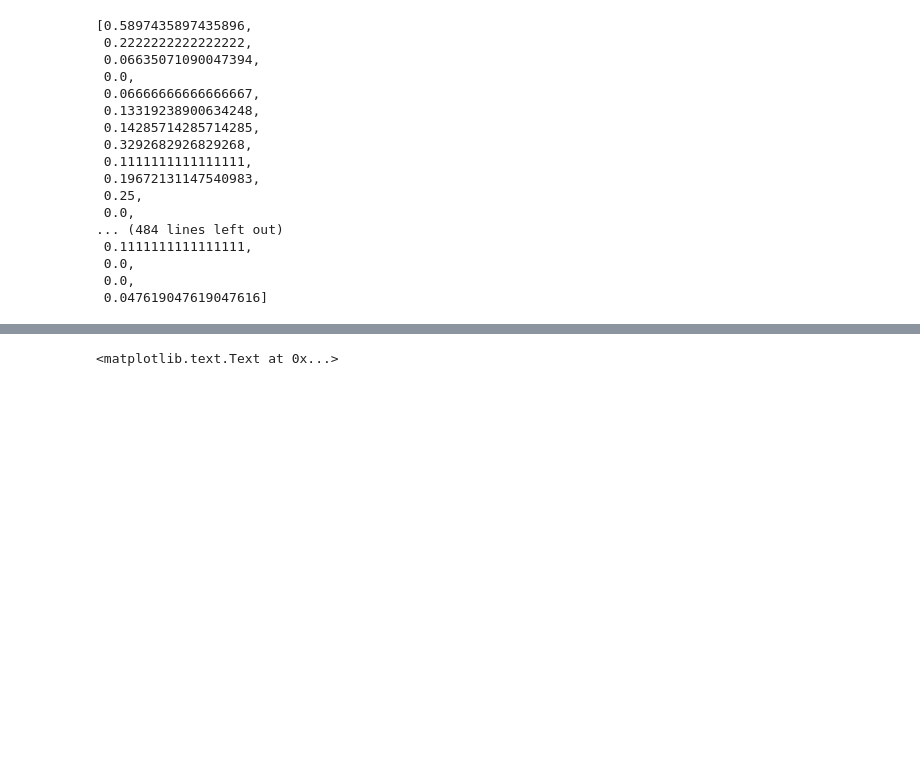
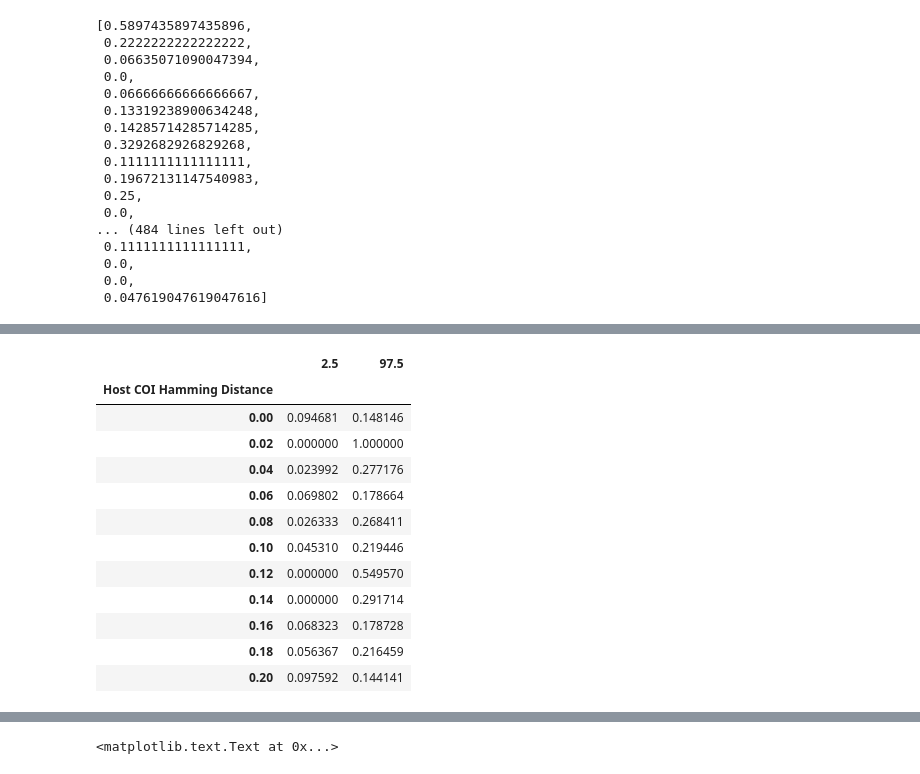
Before and after one commit to ericmjl/influenza-global-reassortment, a Jupyter notebook: Make Figure - Proportion Reassortant.ipynb, the cells around one changed output, grey strips where cells are left out. Saved outputs shown, nothing was run; the diff lists cells and outputs as text; code cells hidden in the pictures; blank space fills up the shorter version.

```diff
--- a/Make Figure - Proportion Reassortant.ipynb
+++ b/Make Figure - Proportion Reassortant.ipynb
@@ -733,2 +786,18 @@ plt.ylim(0,1)
+# %%
+errors
+# %% [output]
+|  | 2.5 | 97.5 |
+| Host COI Hamming Distance |  |  |
+| 0.00 | 0.094681 | 0.148146 |
+| 0.02 | 0.000000 | 1.000000 |
+| 0.04 | 0.023992 | 0.277176 |
+| 0.06 | 0.069802 | 0.178664 |
+| 0.08 | 0.026333 | 0.268411 |
+| 0.10 | 0.045310 | 0.219446 |
+| 0.12 | 0.000000 | 0.549570 |
+| 0.14 | 0.000000 | 0.291714 |
+| 0.16 | 0.068323 | 0.178728 |
+| 0.18 | 0.056367 | 0.216459 |
+| 0.20 | 0.097592 | 0.144141 |
 # %%
 summary['3sigma'] = summary['null'] + summary['std'] * 3
```
Also changed, not shown: parts of 12 cells of this notebook, 1 other file.
